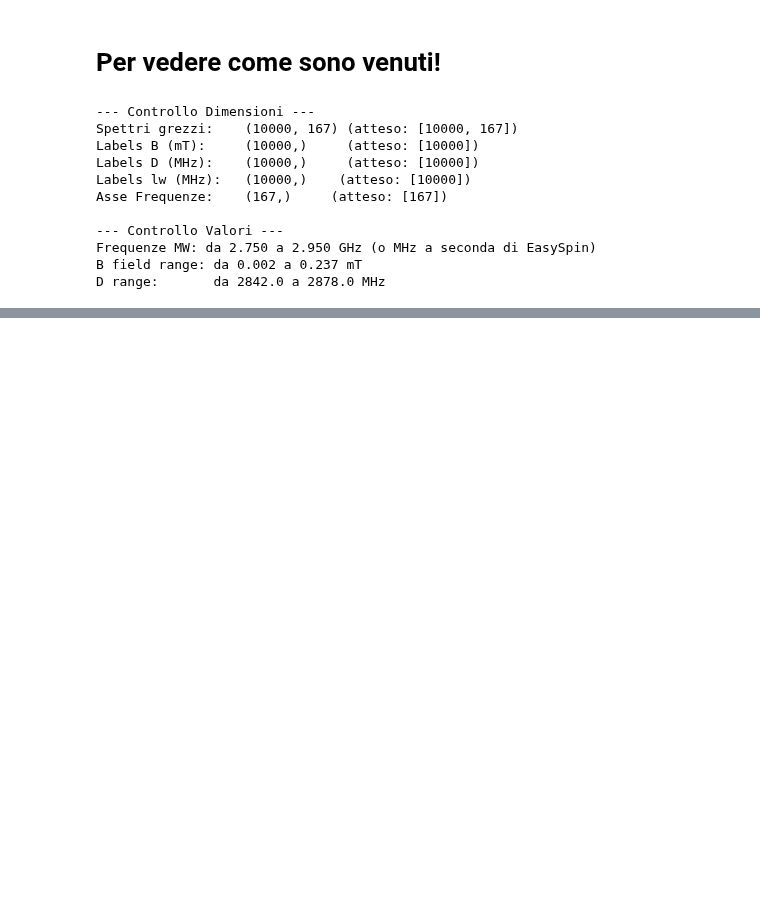
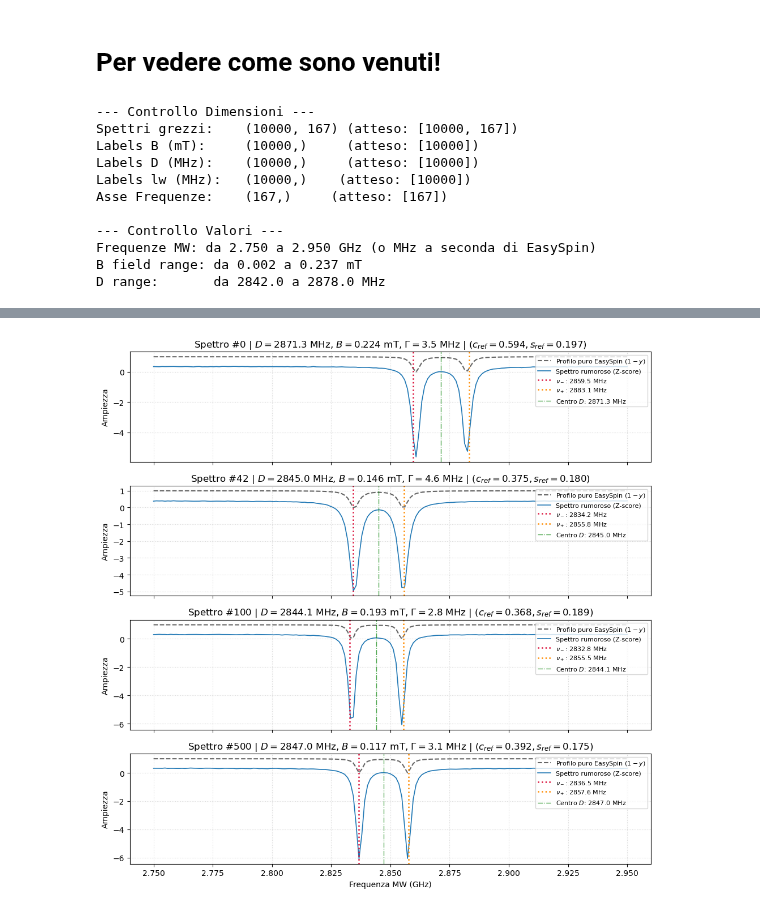
Before and after one commit to zosojack/ml-odmr, a Jupyter notebook: 2-spectra-preprocessing/visualize-spectra.ipynb, the cells around one changed output, grey strips where cells are left out. Saved outputs shown, nothing was run; the diff lists cells and outputs as text; code cells hidden in the pictures; blank space fills up the shorter version.

```diff
--- a/2-spectra-preprocessing/visualize-spectra.ipynb
+++ b/2-spectra-preprocessing/visualize-spectra.ipynb
@@ -149,0 +154,99 @@ plt.show()
+# %%
+# Selezioniamo 4 indici di spettri dal dataset
+sample_indices = [0, 42, 100, 500]
+
+# Griglia di frequenze fisiche in GHz e MHz
+f_ghz = mw_freqs  # array da 2.75 a 2.95 GHz (167 punti)
+f_mhz = (
+    f_ghz * 1e3 if f_ghz.max() < 10.0 else f_ghz
+)  # assicuriamoci sia in MHz per i calcoli
+
+fig, axes = plt.subplots(
+    len(sample_indices), 1, figsize=(10, 10), sharex=True
+)
+
+for ax_idx, idx in enumerate(sample_indices):
+    ax = axes[ax_idx]
+
+    # Spettro puro di assorbimento calcolato da EasySpin (normalizzato al picco 1)
+    y_raw = spectra_data[idx]
+
+    # Parametri fisici estratti da MATLAB
+    D_val = labels_D[idx]  # in MHz
+    B_val = labels_B[idx]  # in mT
+    lw_val = labels_lw[idx]  # in MHz
+    c_ref = labels_c[idx]  # centro normalizzato campionato su 120 MHz
+    s_ref = labels_s[idx]  # splitting normalizzato campionato su 120 MHz
+
+    # Frequenze teoriche monoassiali del laboratorio:
+    delta_half = np.sqrt(10.0**2 + (28.0 * B_val) ** 2)
+    nu_minus = D_val - delta_half
+    nu_plus = D_val + delta_half
+
+    # Simulazione rapida del segnale sperimentale (contrasto 10% + e 1 milione di fotoni)
+    # nella versione definitiva sono valori da estrarre casualmente come fa Yao
+    contrast = 0.10
+    signal_ideal = 1.0 - contrast * y_raw
+    n_photons = 10e9
+    expected_photons = n_photons * (signal_ideal / np.sum(signal_ideal))
+    noisy_photons = np.random.poisson(expected_photons)
+    noisy_norm = (noisy_photons - np.mean(noisy_photons)) / np.std(
+        noisy_photons
+    )
+
+    # Plot 1: Spettro ideale EasySpin invertito (profilo liscio di PL)
+    ax.plot(
+        f_ghz,
+        1*(1.0 - y_raw),
+        color="black",
+        lw=1.5,
+        alpha=0.6,
+        linestyle="--",
+        label="Profilo puro EasySpin ($1 - y$)",
+    )
+
+    # Plot 2: Spettro Z-score rumoroso
+    ax.plot(
+        f_ghz,
+        noisy_norm,
+        color="#1f77b4",
+        lw=1.2,
+        label="Spettro rumoroso (Z-score)",
+    )
+
+    # Riferimenti fisici dei picchi monoassiali
+    ax.axvline(
+        nu_minus / 1e3,
+        color="crimson",
+        linestyle=":",
+        lw=1.8,
+        label=f"$\\nu_-$: {nu_minus:.1f} MHz",
+    )
+    ax.axvline(
+        nu_plus / 1e3,
+        color="darkorange",
+        linestyle=":",
+        lw=1.8,
+        label=f"$\\nu_+$: {nu_plus:.1f} MHz",
+    )
+    ax.axvline(
+        D_val / 1e3,
+        color="green",
+        linestyle="-.",
+        lw=1.0,
+        alpha=0.7,
+        label=f"Centro $D$: {D_val:.1f} MHz",
+    )
+
+    ax.set_ylabel("Ampiezza")
+    ax.set_title(
+        f"Spettro #{idx} | $D={D_val:.1f}$ MHz, $B={B_val:.3f}$ mT, $\\Gamma={lw_val:.1f}$ MHz | $(c_{{ref}}={c_ref:.3f}, s_{{ref}}={s_ref:.3f})$"
+    )
+    ax.grid(True, linestyle=":", alpha=0.5)
+    ax.legend(loc="upper right", fontsize=8)
+
+axes[-1].set_xlabel("Frequenza MW (GHz)")
+plt.tight_layout()
+plt.show()
+# %% [output]
+[figure, added]
```
Also changed, not shown: parts of 3 cells of this notebook, 7 other files.
